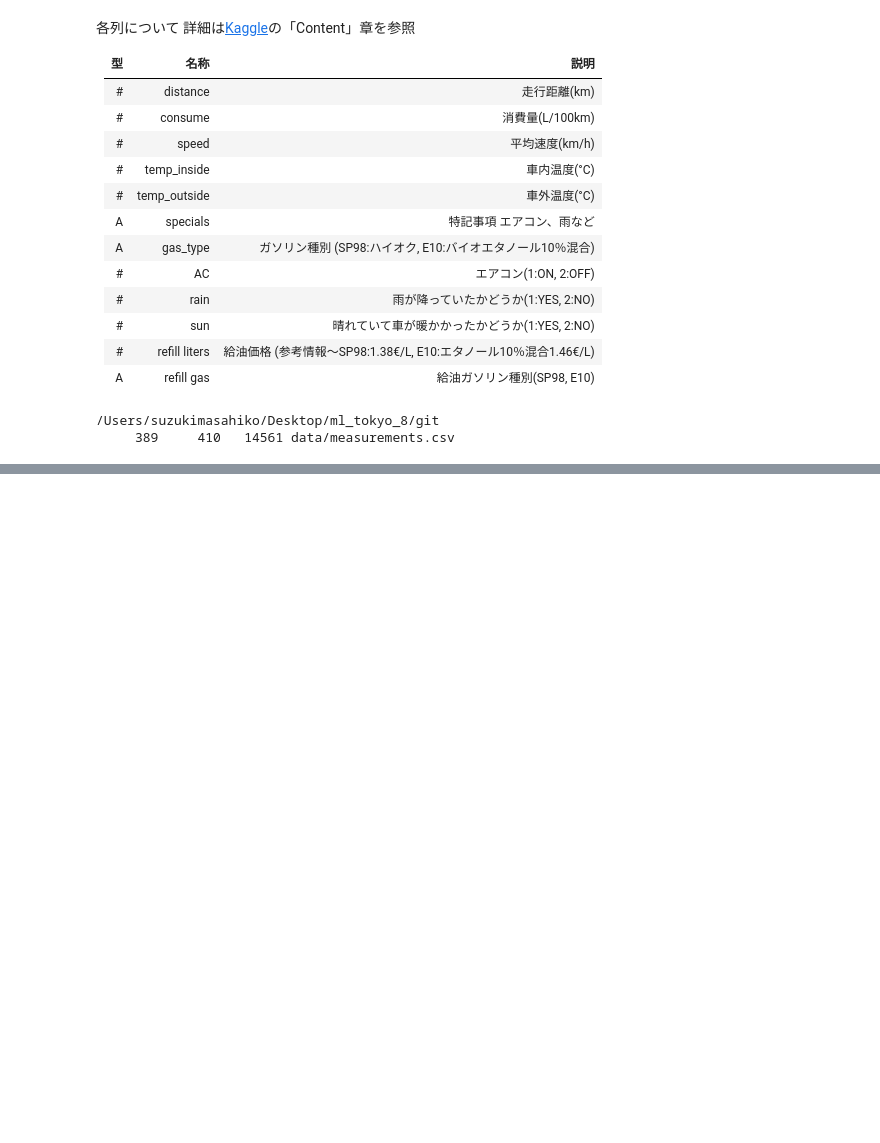
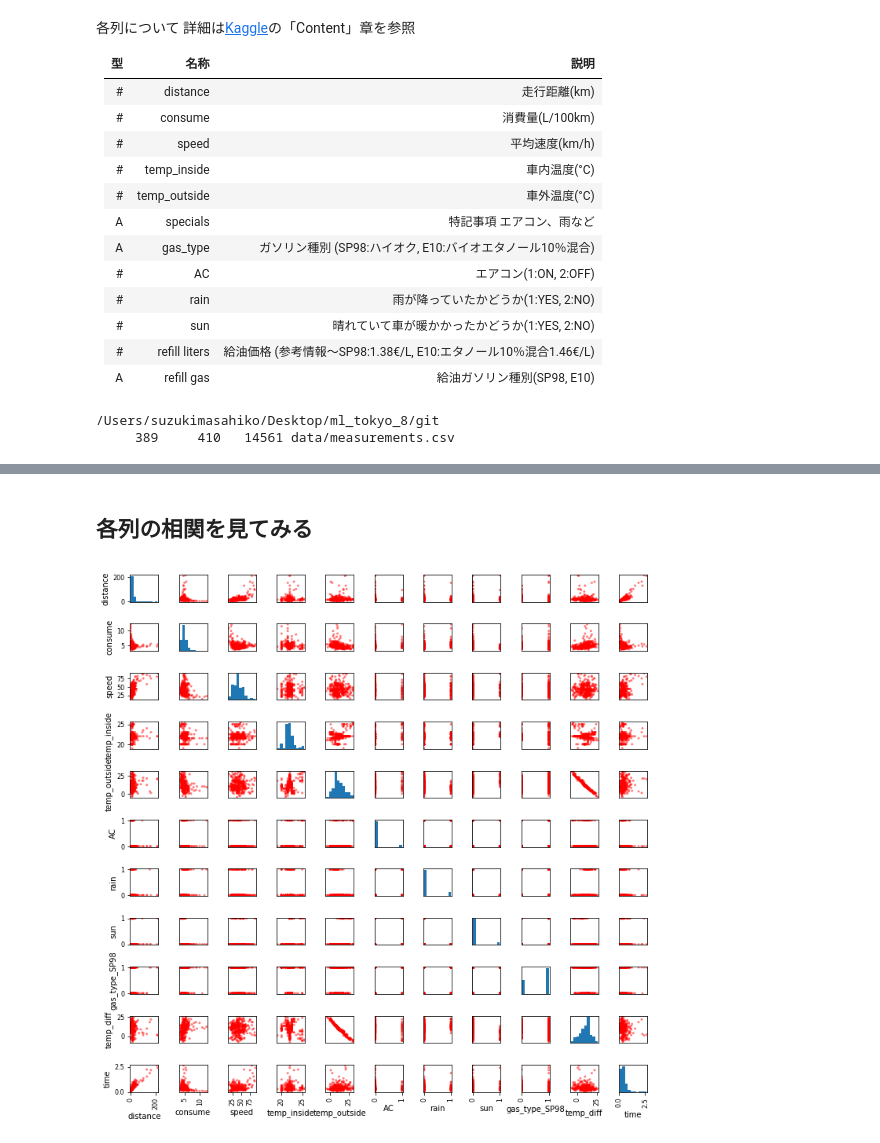
Before and after one commit to msuz/ml_tokyo_8, a Jupyter notebook: Day3_work_鈴木雅彦.ipynb, the cells around one changed output, grey strips where cells are left out. Drawn from its saved outputs; the diff is of its cells as text; code cells hidden in the pictures; blank space fills up the shorter version.

```diff
--- a/Day3_work_鈴木雅彦.ipynb
+++ b/Day3_work_鈴木雅彦.ipynb
@@ -317,0 +186,9 @@ df_train = df.iloc[test_row_num:]
+# %%
+# 文字列型に変換 → カンマをドットに置換 → 符号付き64ビット少数型に変換
+def convert_floats(df):
+    for column in ['distance', 'consume', 'speed', 'temp_inside', 'temp_outside', 'refill liters']:
+        df[column] = df[column].apply(lambda x: str(x).replace(',', '.')).astype(float)
+    return df
+
+df_train = convert_floats(df_train)
+show_dataframe_info(df_train)
@@ -317,0 +478,8 @@ df_train = df.iloc[test_row_num:]
+# %%
+# temp_inside(車内温度)とtemp_outside(車外温度)の差を求める
+def generate_tempdiff(df):
+    df['temp_diff'] = df['temp_inside'] - df['temp_outside']
+    return df
+
+df_train = generate_tempdiff(df_train)
+show_dataframe_info(df_train)
@@ -317,0 +506,8 @@ df_train = df.iloc[test_row_num:]
+# %%
+# distance(走行距離)とspeed(平均速度)からtime(走行時間)を求める
+def generate_time(df):
+    df['time'] = df['distance'] / df['speed']
+    return df
+
+df_train = generate_time(df_train)
+show_dataframe_info(df_train)
@@ -317,0 +535,9 @@ df_train = df.iloc[test_row_num:]
+# %% [markdown]
+## 各列の相関を見てみる
+# %%
+# 散布図
+pd.plotting.scatter_matrix(df_train, color='r', figsize=(10, 10))
+plt.tight_layout()
+plt.show()
+# %% [output]
+[figure, added]
```
Also changed, not shown: parts of 55 cells of this notebook.
